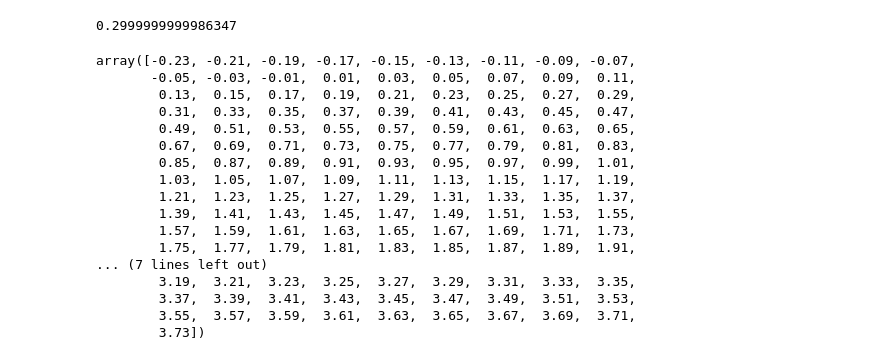
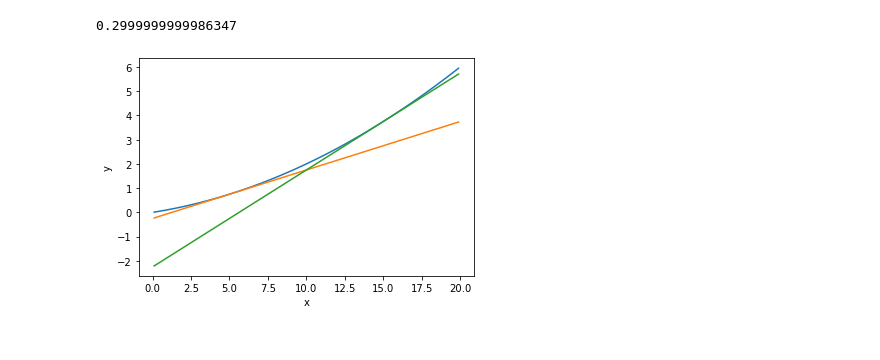
Before and after one commit to fenixchen/BookReading, a Jupyter notebook: DeepLearningFromScratch/4.神经网络的学习.ipynb, the cells around one changed output. Cells and saved outputs as stored; diff of their text form; code cells hidden in the pictures.

```diff
--- a/DeepLearningFromScratch/4.神经网络的学习.ipynb
+++ b/DeepLearningFromScratch/4.神经网络的学习.ipynb
@@ -143,25 +143,17 @@ numerial_diff(function_1, 10)
 # %%
 def tangent_line(f, x):
     d = numerical_diff(f, x)
-    y = f(x) - d*x
+    y = f(x) - d * x
     return lambda t: d*t + y
 tf = tangent_line(function_1, 5)
 y1 = tf(x)
+tf2 = tangent_line(function_1, 15)
+y2 = tf2(x)
+plt.xlabel('x')
+plt.ylabel('y')
+plt.plot(x, y)
+plt.plot(x, y1)
+plt.plot(x, y2)
+plt.show()
 # %% [output]
-array([-0.23, -0.21, -0.19, -0.17, -0.15, -0.13, -0.11, -0.09, -0.07,
-       -0.05, -0.03, -0.01,  0.01,  0.03,  0.05,  0.07,  0.09,  0.11,
-        0.13,  0.15,  0.17,  0.19,  0.21,  0.23,  0.25,  0.27,  0.29,
-        0.31,  0.33,  0.35,  0.37,  0.39,  0.41,  0.43,  0.45,  0.47,
-        0.49,  0.51,  0.53,  0.55,  0.57,  0.59,  0.61,  0.63,  0.65,
-        0.67,  0.69,  0.71,  0.73,  0.75,  0.77,  0.79,  0.81,  0.83,
-        0.85,  0.87,  0.89,  0.91,  0.93,  0.95,  0.97,  0.99,  1.01,
-        1.03,  1.05,  1.07,  1.09,  1.11,  1.13,  1.15,  1.17,  1.19,
-        1.21,  1.23,  1.25,  1.27,  1.29,  1.31,  1.33,  1.35,  1.37,
-        1.39,  1.41,  1.43,  1.45,  1.47,  1.49,  1.51,  1.53,  1.55,
-        1.57,  1.59,  1.61,  1.63,  1.65,  1.67,  1.69,  1.71,  1.73,
-        1.75,  1.77,  1.79,  1.81,  1.83,  1.85,  1.87,  1.89,  1.91,
-... (7 lines left out)
-        3.19,  3.21,  3.23,  3.25,  3.27,  3.29,  3.31,  3.33,  3.35,
-        3.37,  3.39,  3.41,  3.43,  3.45,  3.47,  3.49,  3.51,  3.53,
-        3.55,  3.57,  3.59,  3.61,  3.63,  3.65,  3.67,  3.69,  3.71,
-        3.73])
+[figure, added]
```
Also changed, not shown: parts of 7 cells of this notebook.
